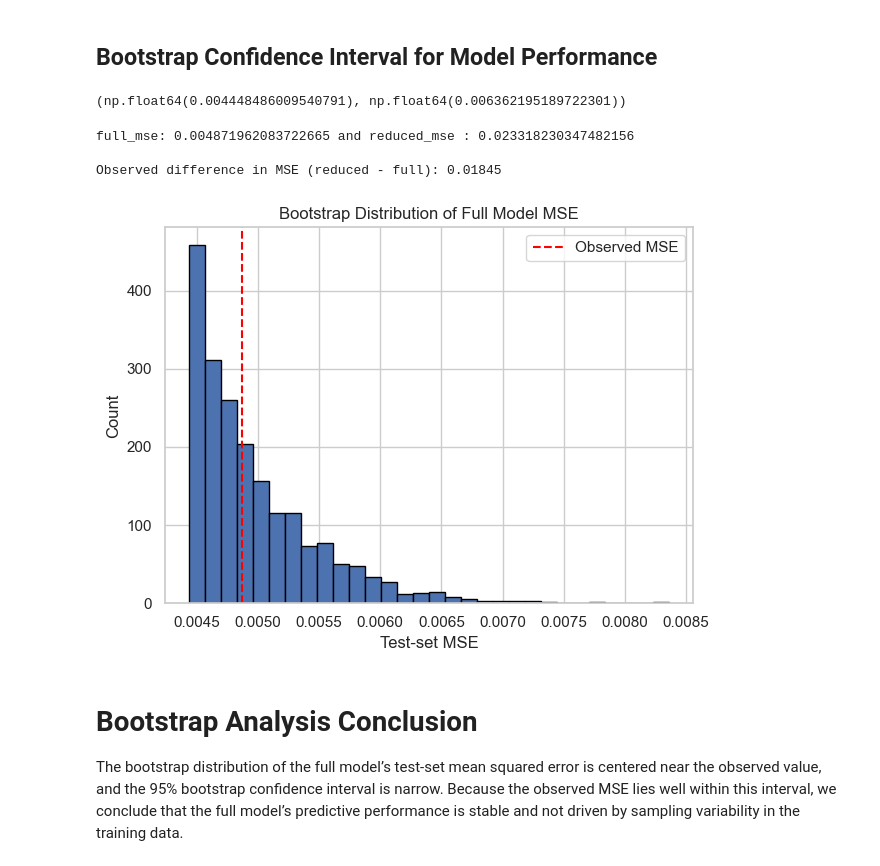
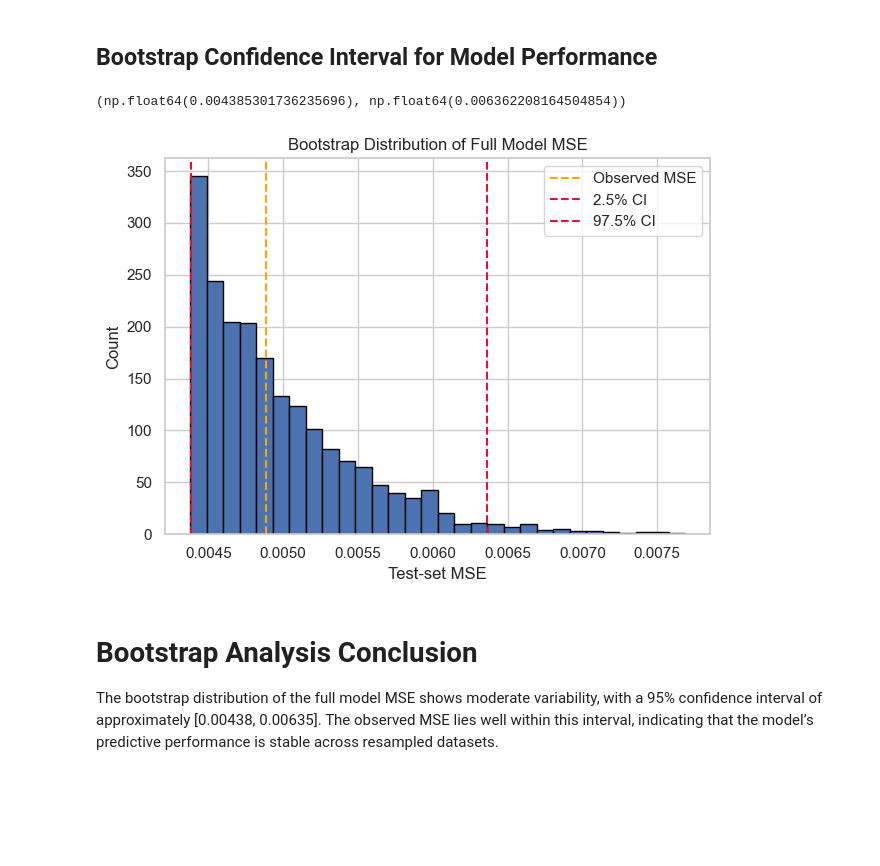
Before and after one commit to Olivia-Nalwoga/UST-631-high-dimensional-variable-selection, a Jupyter notebook: analysis.ipynb, the cells around one changed output. Drawn from its saved outputs; the diff is of its cells as text; code cells hidden in the pictures; blank space fills up the shorter version.

```diff
--- a/analysis.ipynb
+++ b/analysis.ipynb
@@ -326,0 +157,3 @@ inferential evidence.
+# %%
+analysis_data_clean = analysis_data.dropna()
+analysis_data_clean.isnull().sum()
@@ -546,66 +319,40 @@ model.
 # %% [markdown]
 ## Bootstrap Confidence Interval for Model Performance
 # %%
+bootstrap_full_mse = []
 
-n_bootstrap = 2000
-bootstrap_mse = []
+for _ in range(2000):
+    # Resample training data with replacement
+    bootstrap_indices = np.random.choice(len(X_train),size=len(X_train), replace=True)
 
-for _ in range(n_bootstrap):
-
-    # Resample indices with replacement from the training data
-    bootstrap_indices = np.random.choice(
-        len(X_train),
-        size=len(X_train),
-        replace=True
-    )
-
-    X_train_boot = X_train_scaled[bootstrap_indices]
+    X_train_boot = X_train.iloc[bootstrap_indices]
     y_train_boot = y_train.iloc[bootstrap_indices]
 
-    # Fit model on bootstrap sample
     full_model.fit(X_train_boot, y_train_boot)
 
-    predictions = full_model.predict(X_test_scaled)
-    mse = mean_squared_error(y_test, predictions)
+    test_predictions = full_model.predict(X_test)
 
-    bootstrap_mse.append(mse)
+    bootstrap_full_mse.append(mean_squared_error(y_test, test_predictions))
 
-bootstrap_mse = np.array(bootstrap_mse)
+
+bootstrap_full_mse = np.array(bootstrap_full_mse)
+lower_ci, upper_ci = np.quantile(bootstrap_full_mse, [0.025, 0.975])
+lower_ci, upper_ci
+# %% [output]
+(np.float64(0.004385301736235696), np.float64(0.006362208164504854))
-# %%
-lower_bound = np.percentile(bootstrap_mse, 2.5)
-upper_bound = np.percentile(bootstrap_mse, 97.5)
-
-lower_bound, upper_bound
-# %% [output]
-(np.float64(0.004448486009540791), np.float64(0.006362195189722301))
-# %%
-print(f"full_mse: {full_mse} and reduced_mse : {reduced_mse}")
-print()
-print(f"Observed difference in MSE (reduced - full): {observed_difference:.5f}")
-# %% [output]
-full_mse: 0.004871962083722665 and reduced_mse : 0.023318230347482156
-
-Observed difference in MSE (reduced - full): 0.01845
 # %%
-plt.hist(bootstrap_mse, bins=30, edgecolor="black")
-plt.axvline(
-    full_mse,
-    color="red",
-    linestyle="--",
-    label="Observed MSE"
-)
+plt.hist(bootstrap_full_mse, bins=30, edgecolor="black")
+plt.axvline(full_mse,color="orange",linestyle="--",label="Observed MSE")
+plt.axvline(lower_ci, color="crimson", linestyle="--", label="2.5% CI")
+plt.axvline(upper_ci, color="crimson", linestyle="--", label="97.5% CI")
 plt.xlabel("Test-set MSE")
 plt.ylabel("Count")
 plt.title("Bootstrap Distribution of Full Model MSE")
 plt.legend()
 plt.tight_layout()
 plt.show()
 # %% [output]
-[figure, old version]
+[figure, new version]
 # %% [markdown]
 # Bootstrap Analysis Conclusion
-The bootstrap distribution of the full model’s test-set mean squared error is
-centered near the observed value, and the 95% bootstrap confidence interval is
-narrow. Because the observed MSE lies well within this interval, we conclude that
-the full model’s predictive performance is stable and not driven by sampling
-variability in the training data.
+The bootstrap distribution of the full model MSE shows moderate variability, with a 95% confidence interval of approximately [0.00438, 0.00635]. The observed MSE lies well within this interval, indicating that the model’s predictive performance is stable across resampled datasets.
```
Also changed, not shown: parts of 75 cells of this notebook, 3 other files.
